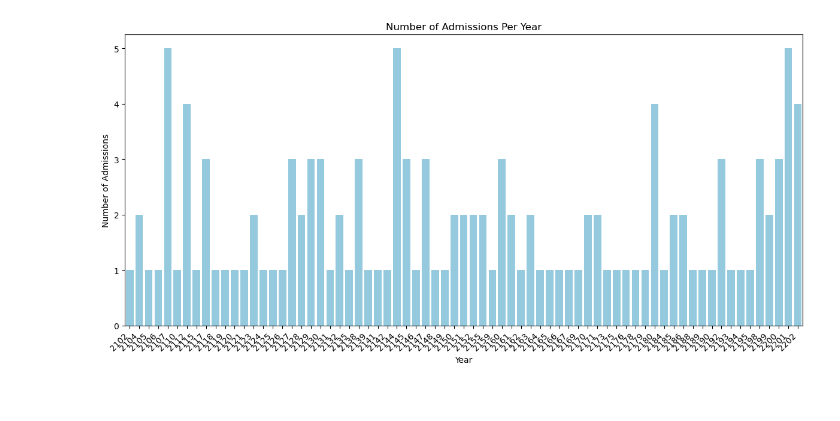
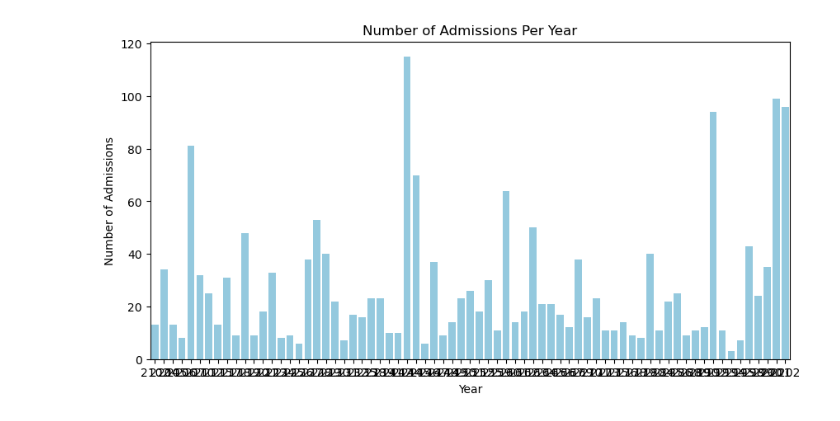
Before and after one commit to siya-pondkule/Anomaly-Detection-in-Healthcare-time-series-data, a Jupyter notebook: python files/core patient admission information.ipynb, the cells around one changed output. Drawn from its saved outputs; the diff is of its cells as text; code cells hidden in the pictures.

Commit message:
patient admission analysis

```diff
--- a/python files/core patient admission information.ipynb
+++ b/python files/core patient admission information.ipynb
@@ -26,64 +10,80 @@ import pandas as pd
 import matplotlib.pyplot as plt
 import seaborn as sns
 
-# Load the MIMIC-III ADMISSIONS dataset
-admissions = pd.read_csv("admissions.csv")
-print("Columns in dataset:", admissions.columns)
+# ------------------- Load Datasets -------------------
+admissions = pd.read_csv("ADMISSIONS.csv")
+patients = pd.read_csv("PATIENTS.csv")
+icustays = pd.read_csv("ICUSTAYS.csv")
+diagnoses = pd.read_csv("DIAGNOSES_ICD.csv")
 
-# Convert date columns to datetime
-admissions['admittime'] = pd.to_datetime(admissions['admittime'])
-admissions['dischtime'] = pd.to_datetime(admissions['dischtime'])
-admissions['deathtime'] = pd.to_datetime(admissions['deathtime'], errors='coerce')
-# If DOB exists in your dataset, otherwise skip
-if 'dob' in admissions.columns:
-    admissions['dob'] = pd.to_datetime(admissions['dob'], errors='coerce')
+# ------------------- Merge Tables -------------------
+admissions_full = pd.merge(admissions, patients, on='subject_id', how='left', suffixes=('', '_patient'))
+admissions_full = pd.merge(admissions_full, icustays, on='hadm_id', how='left', suffixes=('', '_icu'))
 
-# Extract year of admission
-admissions['admit_year'] = admissions['admittime'].dt.year
+# Drop duplicate columns from diagnoses
+diagnoses = diagnoses.drop(columns=[c for c in diagnoses.columns if c in admissions_full.columns and c != 'hadm_id'])
+admissions_full = pd.merge(admissions_full, diagnoses, on='hadm_id', how='left', suffixes=('', '_diag'))
 
-# ---------- Epidemiological Studies ----------
-admissions_per_year = admissions['admit_year'].value_counts().sort_index()
+# ------------------- Data Preprocessing -------------------
+# Convert date columns safely
+for col in ['admittime', 'dischtime', 'deathtime', 'dob']:
+    if col in admissions_full.columns:
+        admissions_full[col] = pd.to_datetime(admissions_full[col], errors='coerce')
 
-plt.figure(figsize=(12,6))
+# Mortality flag
+admissions_full['death_flag'] = admissions_full['deathtime'].notnull().astype(int)
+
+# Extract admission year
+admissions_full['admit_year'] = admissions_full['admittime'].dt.year
+
+# Length of stay in days
+admissions_full['los_days'] = (admissions_full['dischtime'] - admissions_full['admittime']).dt.total_seconds() / (24*3600)
+
+# ------------------- Safe Age Calculation -------------------
+# Filter DOBs: only keep if birth year >= admittime.year - 120
+admissions_full['birth_year'] = admissions_full['dob'].dt.year
+admissions_full['admit_year'] = admissions_full['admittime'].dt.year
+
+valid_age_mask = (admissions_full['birth_year'].notnull()) & (admissions_full['admit_year'].notnull()) & \
+                 (admissions_full['admit_year'] - admissions_full['birth_year'] <= 120)
+
+admissions_full.loc[valid_age_mask, 'age'] = admissions_full.loc[valid_age_mask, 'admit_year'] - admissions_full.loc[valid_age_mask, 'birth_year']
+
+# ------------------- Epidemiological Analysis -------------------
+admissions_per_year = admissions_full['admit_year'].value_counts().sort_index()
+plt.figure(figsize=(10,5))
 sns.barplot(x=admissions_per_year.index, y=admissions_per_year.values, color='skyblue')
 plt.title("Number of Admissions Per Year")
 plt.xlabel("Year")
 plt.ylabel("Number of Admissions")
-plt.xticks(rotation=45, ha="right")   # Rotate labels
-plt.tight_layout()
 plt.show()
 
-print()
-
-# Alternative: Trend line instead of bar chart
-plt.figure(figsize=(12,6))
-sns.lineplot(x=admissions_per_year.index, y=admissions_per_year.values, marker="o", color="blue")
-plt.title("Number of Admissions Per Year (Trend)")
-plt.xlabel("Year")
-plt.ylabel("Number of Admissions")
-plt.grid(True, linestyle="--", alpha=0.6)
-plt.tight_layout()
-plt.show()
-print()
-# ---------- Resource Allocation ----------
-admissions['LOS_days'] = (admissions['dischtime'] - admissions['admittime']).dt.total_seconds() / (24*3600)
-los_by_type = admissions.groupby('admission_type')['LOS_days'].mean().sort_values()
-
+# ------------------- Resource Allocation -------------------
+los_by_type = admissions_full.groupby('admission_type')['los_days'].mean().sort_values()
 plt.figure(figsize=(8,5))
-sns.barplot(x=los_by_type.values, y=los_by_type.index, color='skyblue')
+df_los = los_by_type.reset_index().rename(columns={'admission_type': 'type', 'los_days': 'los'})
+sns.barplot(x='los', y='type', data=df_los, hue='type', dodge=False, palette='Blues_r', legend=False)
 plt.title("Average Length of Stay by Admission Type")
 plt.xlabel("Length of Stay (days)")
 plt.ylabel("Admission Type")
 plt.show()
 
-# ---------- Predictive Modeling ----------
-admissions['death_flag'] = admissions['deathtime'].notnull().astype(int)
-mortality_by_type = admissions.groupby('admission_type')['death_flag'].mean().sort_values()
-
+# ------------------- Predictive Modeling -------------------
+mortality_by_type = admissions_full.groupby('admission_type')['death_flag'].mean().sort_values()
 plt.figure(figsize=(8,5))
-sns.barplot(x=mortality_by_type.values, y=mortality_by_type.index, color='salmon')
+df = mortality_by_type.reset_index().rename(columns={'admission_type': 'type', 'death_flag': 'mortality'})
+sns.barplot(x='mortality', y='type', data=df, hue='type', palette='Reds_r', dodge=False, legend=False)
 plt.title("Mortality Rate by Admission Type")
 plt.xlabel("Mortality Rate")
 plt.ylabel("Admission Type")
 plt.show()
+
+print()
+# ------------------- Demographic Analysis -------------------
+plt.figure(figsize=(10,5))
+sns.histplot(admissions_full['age'].dropna(), bins=30, kde=True, color='green')
+plt.title("Age Distribution of Patients")
+plt.xlabel("Age")
+plt.ylabel("Count")
+plt.show()
 # %% [output]
@@ -96 +90 @@ Columns in dataset: Index(['row_id', 'subject_id', 'hadm_id', 'admittime', 'disc
-[figure, old version]
+[figure, new version]
```
Also changed, not shown: parts of 2 cells of this notebook, 3 other files.
